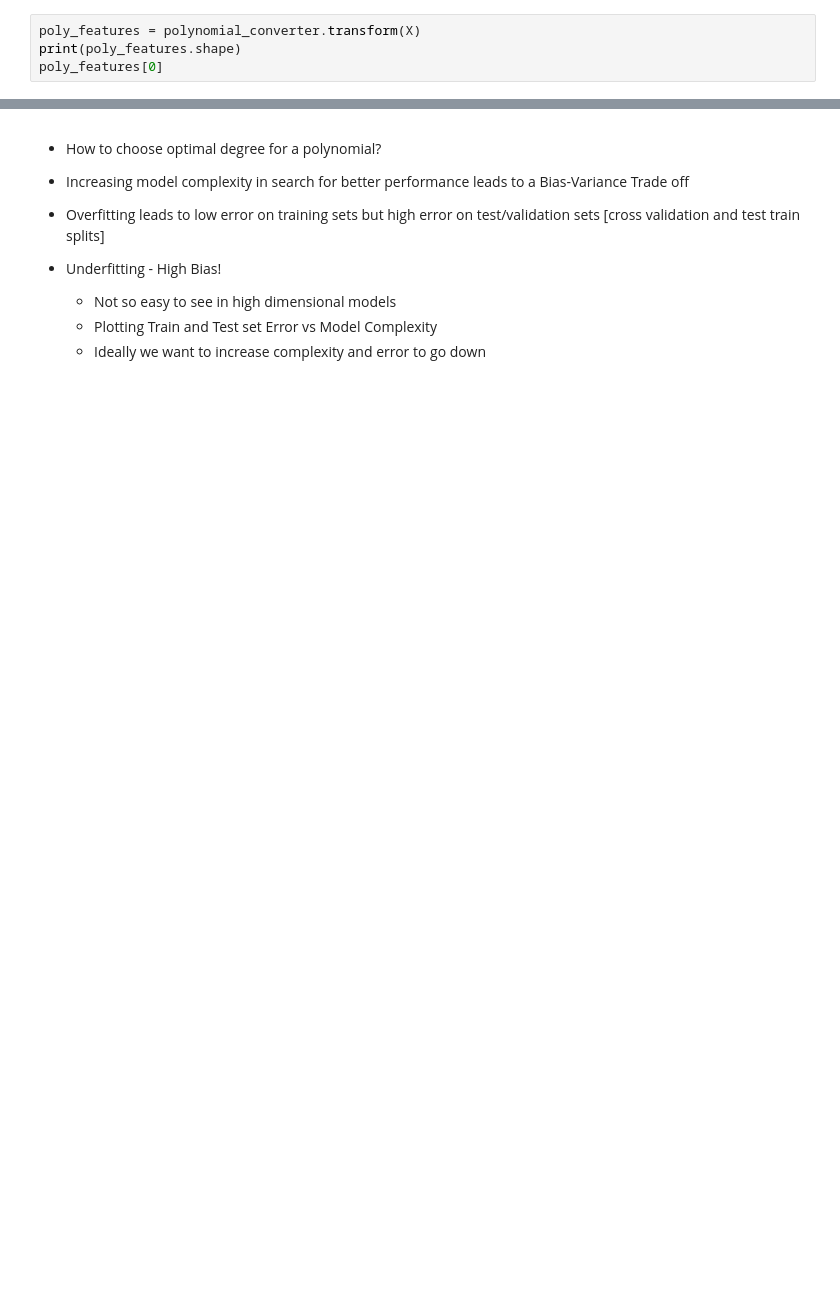
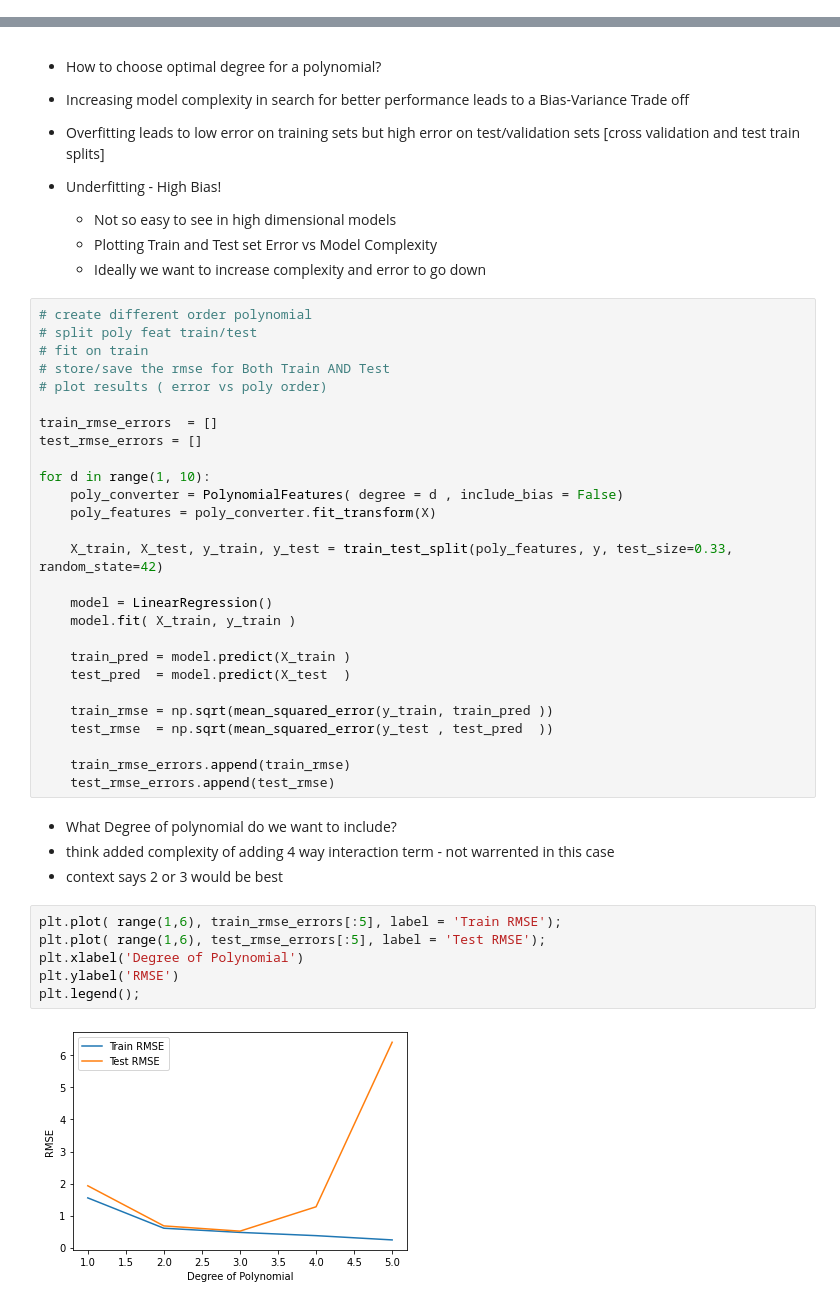
Before and after one commit to lilab001/ML-Toolkit, a Jupyter notebook: simple-linear-regression-codes.ipynb, the cells around one changed output, grey strips where cells are left out. Drawn from its saved outputs; the diff is of its cells as text; blank space fills up the shorter version.

```diff
--- a/simple-linear-regression-codes.ipynb
+++ b/simple-linear-regression-codes.ipynb
@@ -298,7 +298,3 @@ print(poly_features)
  [ 177.      9.3     6.4  ...   86.49   59.52   40.96]
  [ 283.6    42.     66.2  ... 1764.   2780.4  4382.44]
  [ 232.1     8.6     8.7  ...   73.96   74.82   75.69]]
-# %%
-poly_features = polynomial_converter.transform(X)
-print(poly_features.shape)
-poly_features[0]
@@ -316,3 +307,42 @@ array([2.301000e+02, 3.780000e+01, 6.920000e+01, 5.294601e+04,
     * Not so easy to see in high dimensional models
     * Plotting Train and Test set Error vs Model Complexity
     * Ideally we want to increase complexity and error to go down
+# %%
+# create different order polynomial
+# split poly feat train/test
+# fit on train
+# store/save the rmse for Both Train AND Test
+# plot results ( error vs poly order)
+
+train_rmse_errors  = []
+test_rmse_errors = []
+
+for d in range(1, 10):
+    poly_converter = PolynomialFeatures( degree = d , include_bias = False)
+    poly_features = poly_converter.fit_transform(X)
+
+    X_train, X_test, y_train, y_test = train_test_split(poly_features, y, test_size=0.33, random_state=42)
+
+    model = LinearRegression()
+    model.fit( X_train, y_train )
+
+    train_pred = model.predict(X_train )
+    test_pred  = model.predict(X_test  )
+
+    train_rmse = np.sqrt(mean_squared_error(y_train, train_pred ))
+    test_rmse  = np.sqrt(mean_squared_error(y_test , test_pred  ))
+
+    train_rmse_errors.append(train_rmse)
+    test_rmse_errors.append(test_rmse)
+# %% [markdown]
+* What Degree of polynomial do we want to include?
+* think added complexity of adding 4 way interaction term - not warrented in this case
+* context says 2 or 3 would be best
+# %%
+plt.plot( range(1,6), train_rmse_errors[:5], label = 'Train RMSE');
+plt.plot( range(1,6), test_rmse_errors[:5], label = 'Test RMSE');
+plt.xlabel('Degree of Polynomial')
+plt.ylabel('RMSE')
+plt.legend();
+# %% [output]
+[figure, added]
```
Also changed, not shown: parts of 26 cells of this notebook.
